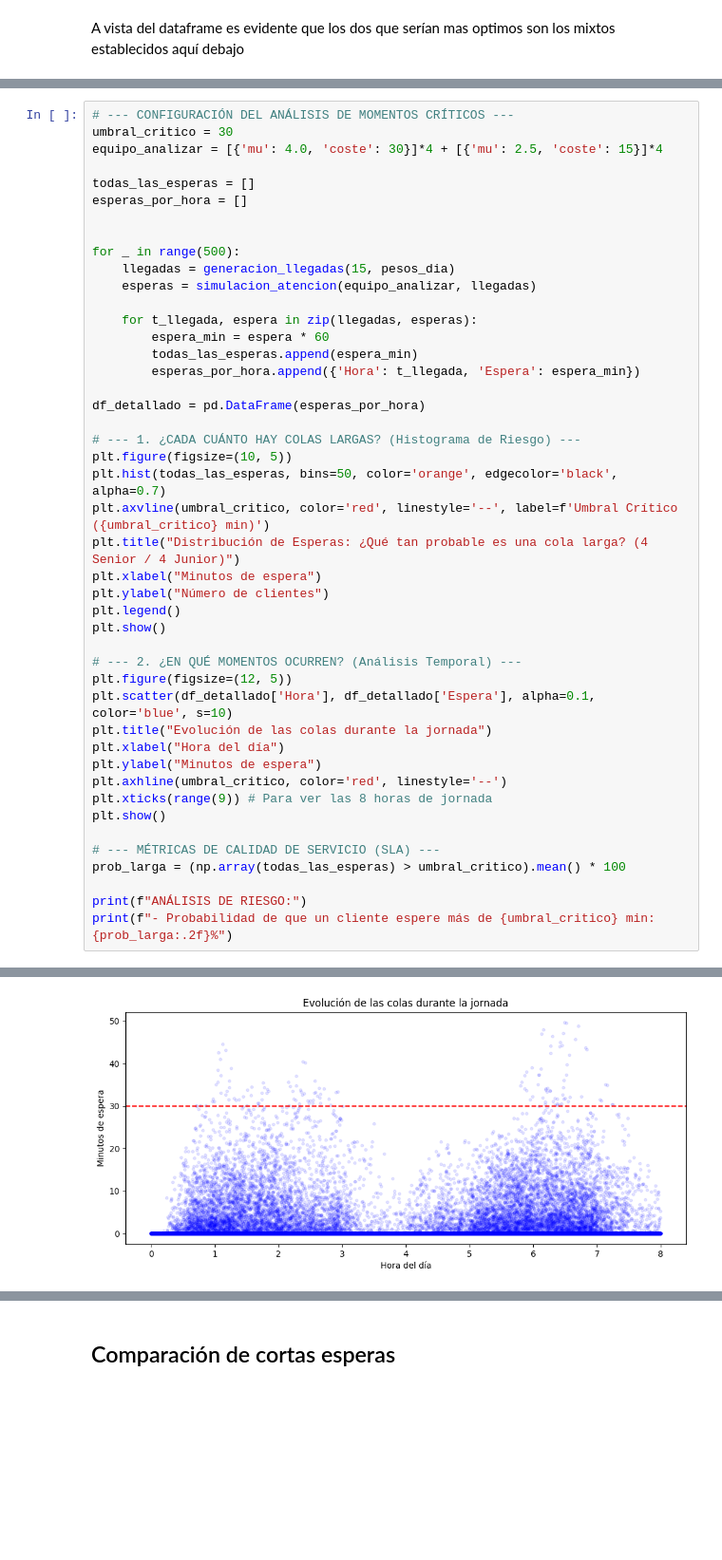
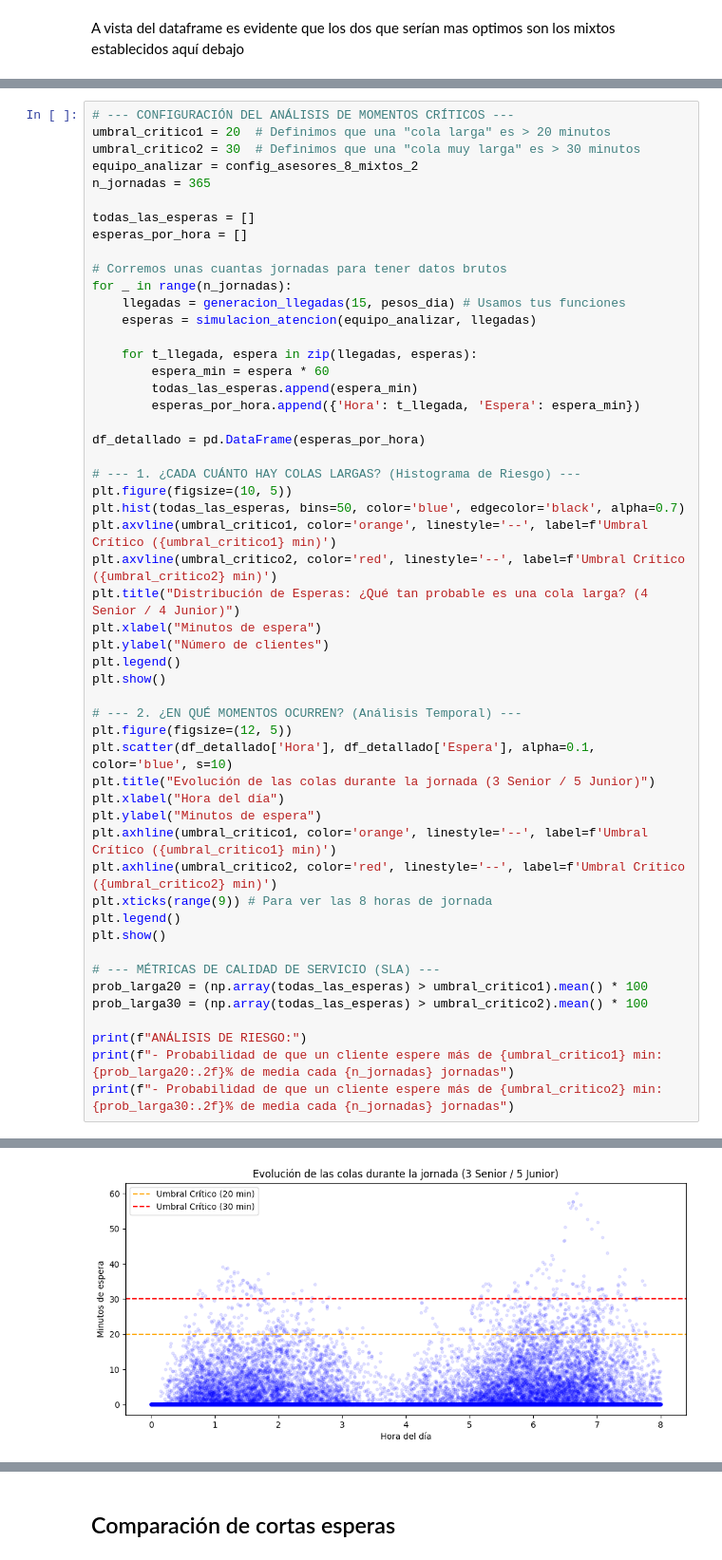
Before and after one commit to jairosdc/queue-staffing-optimization, a Jupyter notebook: Analisis_de_dataset.ipynb, the cells around one changed output, grey strips where cells are left out. Shown at 95% size. Saved outputs shown, nothing was run; the diff lists cells and outputs as text; blank space fills up the shorter version.

```diff
--- a/Analisis_de_dataset.ipynb
+++ b/Analisis_de_dataset.ipynb
@@ -624,14 +601,16 @@ ANÁLISIS DE RIESGO:
 # %%
 # --- CONFIGURACIÓN DEL ANÁLISIS DE MOMENTOS CRÍTICOS ---
-umbral_critico = 30
-equipo_analizar = [{'mu': 4.0, 'coste': 30}]*4 + [{'mu': 2.5, 'coste': 15}]*4
+umbral_critico1 = 20  # Definimos que una "cola larga" es > 20 minutos
+umbral_critico2 = 30  # Definimos que una "cola muy larga" es > 30 minutos
+equipo_analizar = config_asesores_8_mixtos_2
+n_jornadas = 365
 
 todas_las_esperas = []
 esperas_por_hora = []
 
-
-for _ in range(500):
-    llegadas = generacion_llegadas(15, pesos_dia)
+# Corremos unas cuantas jornadas para tener datos brutos
+for _ in range(n_jornadas):
+    llegadas = generacion_llegadas(15, pesos_dia) # Usamos tus funciones
     esperas = simulacion_atencion(equipo_analizar, llegadas)
 
     for t_llegada, espera in zip(llegadas, esperas):
@@ -643,8 +622,9 @@ df_detallado = pd.DataFrame(esperas_por_hora)
 
 # --- 1. ¿CADA CUÁNTO HAY COLAS LARGAS? (Histograma de Riesgo) ---
 plt.figure(figsize=(10, 5))
-plt.hist(todas_las_esperas, bins=50, color='orange', edgecolor='black', alpha=0.7)
-plt.axvline(umbral_critico, color='red', linestyle='--', label=f'Umbral Crítico ({umbral_critico} min)')
+plt.hist(todas_las_esperas, bins=50, color='blue', edgecolor='black', alpha=0.7)
+plt.axvline(umbral_critico1, color='orange', linestyle='--', label=f'Umbral Crítico ({umbral_critico1} min)')
+plt.axvline(umbral_critico2, color='red', linestyle='--', label=f'Umbral Crítico ({umbral_critico2} min)')
 plt.title("Distribución de Esperas: ¿Qué tan probable es una cola larga? (4 Senior / 4 Junior)")
 plt.xlabel("Minutos de espera")
 plt.ylabel("Número de clientes")
@@ -654,16 +634,20 @@ plt.show()
 # --- 2. ¿EN QUÉ MOMENTOS OCURREN? (Análisis Temporal) ---
 plt.figure(figsize=(12, 5))
 plt.scatter(df_detallado['Hora'], df_detallado['Espera'], alpha=0.1, color='blue', s=10)
-plt.title("Evolución de las colas durante la jornada")
+plt.title("Evolución de las colas durante la jornada (3 Senior / 5 Junior)")
 plt.xlabel("Hora del día")
 plt.ylabel("Minutos de espera")
-plt.axhline(umbral_critico, color='red', linestyle='--')
+plt.axhline(umbral_critico1, color='orange', linestyle='--', label=f'Umbral Crítico ({umbral_critico1} min)')
+plt.axhline(umbral_critico2, color='red', linestyle='--', label=f'Umbral Crítico ({umbral_critico2} min)')
 plt.xticks(range(9)) # Para ver las 8 horas de jornada
+plt.legend()
 plt.show()
 
 # --- MÉTRICAS DE CALIDAD DE SERVICIO (SLA) ---
-prob_larga = (np.array(todas_las_esperas) > umbral_critico).mean() * 100
+prob_larga20 = (np.array(todas_las_esperas) > umbral_critico1).mean() * 100
+prob_larga30 = (np.array(todas_las_esperas) > umbral_critico2).mean() * 100
 
 print(f"ANÁLISIS DE RIESGO:")
-print(f"- Probabilidad de que un cliente espere más de {umbral_critico} min: {prob_larga:.2f}%")
+print(f"- Probabilidad de que un cliente espere más de {umbral_critico1} min: {prob_larga20:.2f}% de media cada {n_jornadas} jornadas")
+print(f"- Probabilidad de que un cliente espere más de {umbral_critico2} min: {prob_larga30:.2f}% de media cada {n_jornadas} jornadas")
 # %% [output]
@@ -671,2 +655,2 @@ print(f"- Probabilidad de que un cliente espere más de {umbral_critico} min: {p
-[figure, old version]
+[figure, new version]
 ANÁLISIS DE RIESGO:
```
Also changed, not shown: parts of 9 cells of this notebook.
